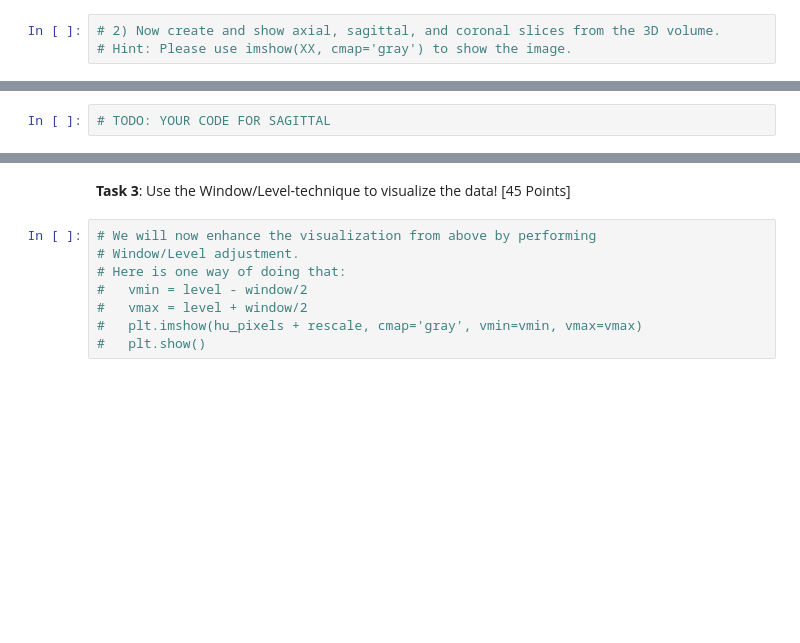
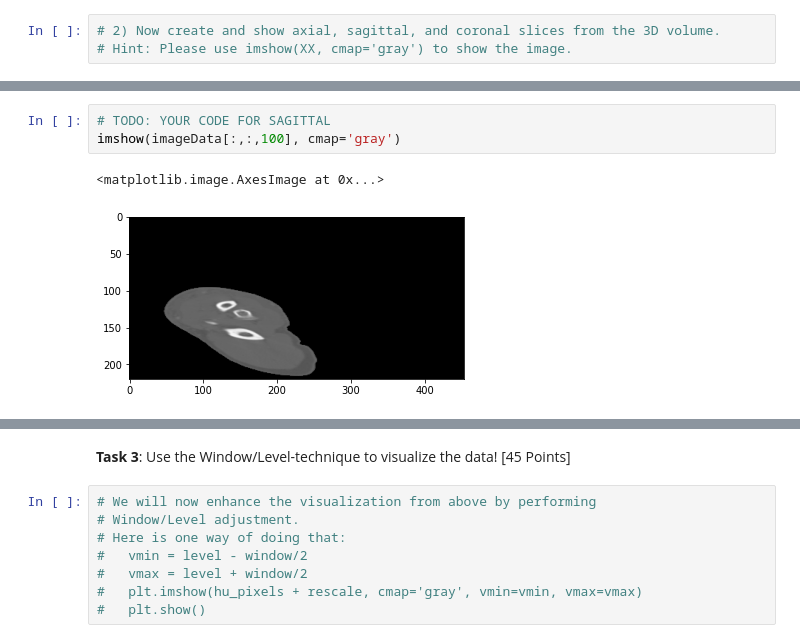
Before and after one commit to bostongfx/cs480student, a Jupyter notebook: 05/CS480_Assignment_5.ipynb, the cells around one changed output, grey strips where cells are left out. Saved outputs shown, nothing was run; the diff lists cells and outputs as text; blank space fills up the shorter version.

```diff
--- a/05/CS480_Assignment_5.ipynb
+++ b/05/CS480_Assignment_5.ipynb
@@ -64,4 +84,8 @@ from pydicom import dcmread
 # %%
 # TODO: YOUR CODE FOR SAGITTAL
+imshow(imageData[:,:,100], cmap='gray')
+# %% [output]
+<matplotlib.image.AxesImage at 0x...>
+[figure, added]
 # %%
 # TODO: YOUR CODE FOR CORONAL
```
Also changed, not shown: parts of 23 cells of this notebook.
